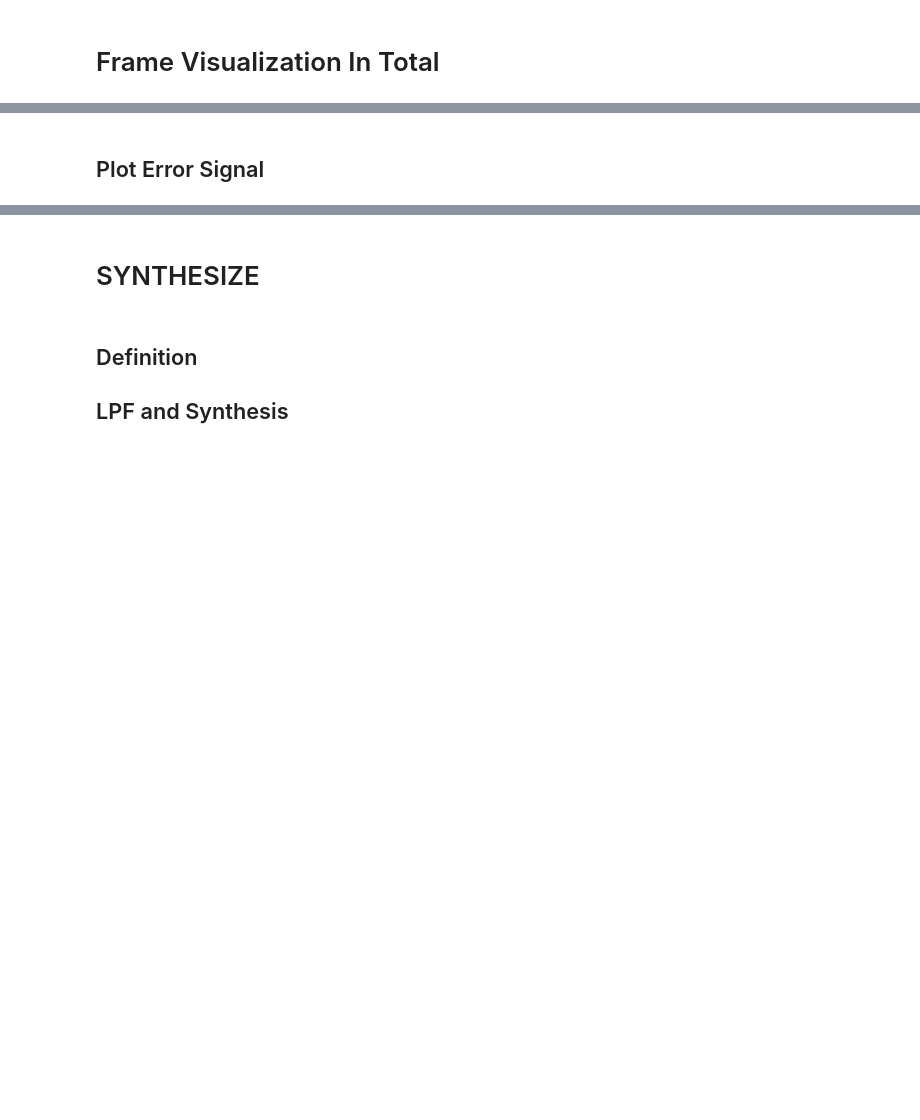
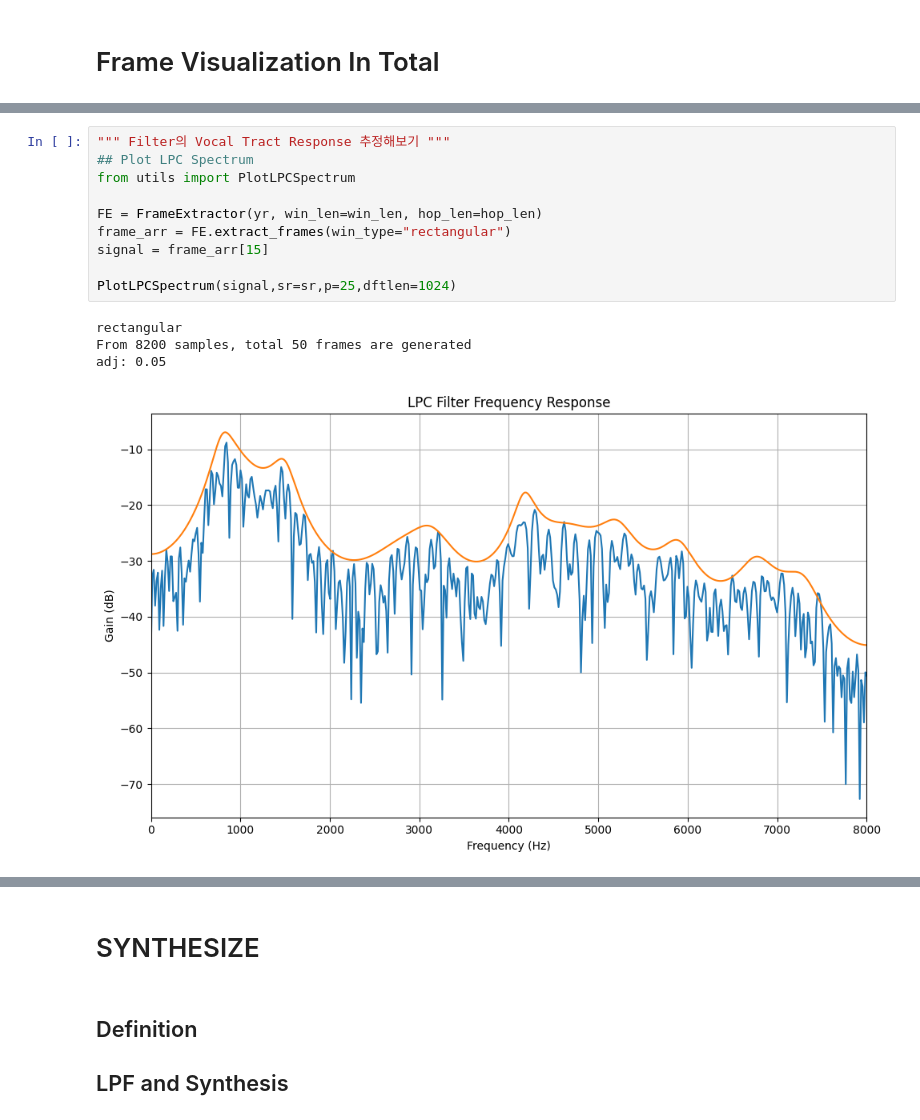
Before and after one commit to woongzip1/SATEST, a Jupyter notebook: SATEST 78.ipynb, the cells around one changed output, grey strips where cells are left out. Saved outputs shown, nothing was run; the diff lists cells and outputs as text; blank space fills up the shorter version.

```diff
--- a/SATEST 78.ipynb
+++ b/SATEST 78.ipynb
@@ -231,2 +140,15 @@ adj: 0.05
-# %% [markdown]
-## Plot Error Signal
+# %%
+""" Filter의 Vocal Tract Response 추정해보기 """
+## Plot LPC Spectrum
+from utils import PlotLPCSpectrum
+
+FE = FrameExtractor(yr, win_len=win_len, hop_len=hop_len)
+frame_arr = FE.extract_frames(win_type="rectangular")
+signal = frame_arr[15]
+
+PlotLPCSpectrum(signal,sr=sr,p=25,dftlen=1024)
+# %% [output]
+rectangular
+From 8200 samples, total 50 frames are generated
+adj: 0.05
+[figure, added]
```
Also changed, not shown: parts of 21 cells of this notebook, 11 other files.
